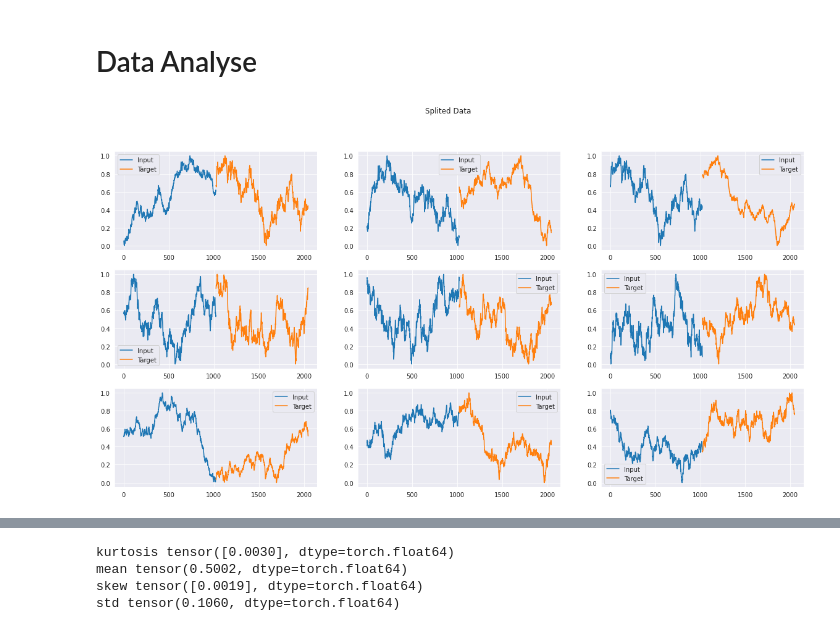
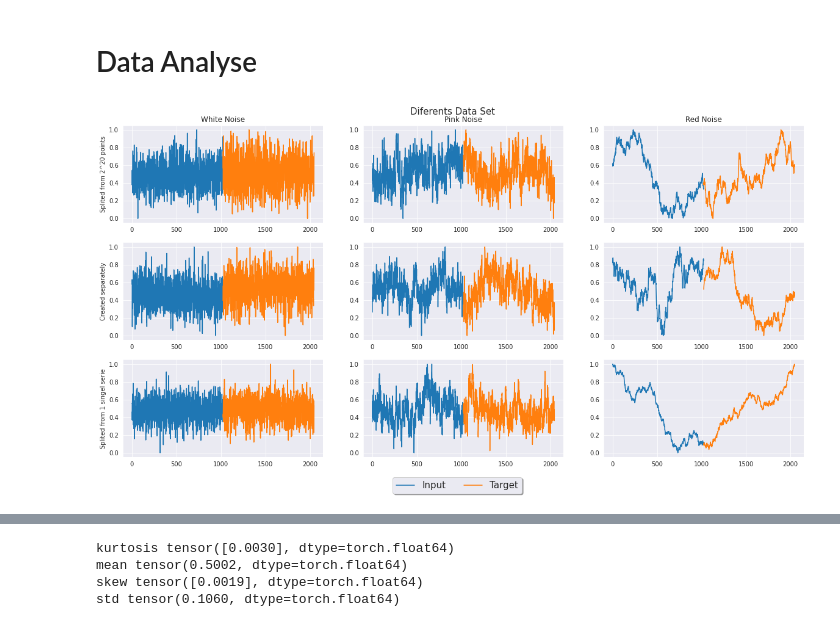
Before and after one commit to barauna-lo/Colored_Noise, a Jupyter notebook: CervejaGratis.ipynb, the cells around one changed output, grey strips where cells are left out. Cells and saved outputs as stored; diff of their text form; code cells hidden in the pictures.

```diff
--- a/CervejaGratis.ipynb
+++ b/CervejaGratis.ipynb
@@ -571,23 +522,39 @@ def dataset_test2(beta,n_series, len_trainX=10,len_trainY=10,isTensor=True):
 trainX_wn_03, trainY_wn_03 = dataset_test2(0,len(trainX_wn_01),win_in,win_ou)
 trainX_pn_03, trainY_pn_03 = dataset_test2(1,len(trainX_wn_01),win_in,win_ou)
 trainX_rn_03, trainY_rn_03 = dataset_test2(2,len(trainX_wn_01),win_in,win_ou)
-# %%
-plt.figure(figsize=(20,10))
-plt.suptitle('Splited Data')
-for k in range(3):
-  plt.subplot(3,3,k+1)
-  plot_test(trainX_rn_01[k],trainY_rn_01[k])
-  plt.legend()
-
-  plt.subplot(3,3,(k+4))
-  plot_test(trainX_rn_02[k],trainY_rn_02[k])
-  plt.legend()
-
-  plt.subplot(3,3,(k+7))
-  plot_test(trainX_rn_03[k],trainY_rn_03[k])
-  plt.legend()
-
-
-plt.show()
-# %% [output]
-[figure, removed]
+# %%
+plt.figure(figsize=(20,10))
+plt.suptitle('Diferents Data Set',  y=0.90, horizontalalignment='center', verticalalignment='bottom', fontsize = 15)
+k=0
+plt.subplot(3,3,1)
+plt.ylabel(f'Splited from 2^20 points')
+plt.title('White Noise')
+plot_test(trainX_wn_01[k],trainY_wn_01[k])
+plt.subplot(3,3,2)
+plt.title('Pink Noise')
+plot_test(trainX_pn_01[k],trainY_pn_01[k])
+plt.subplot(3,3,3)
+plt.title('Red Noise')
+plot_test(trainX_rn_01[k],trainY_rn_01[k])
+
+plt.subplot(3,3,4)
+plt.ylabel(f'Created separately')
+plot_test(trainX_wn_02[k],trainY_wn_02[k])
+plt.subplot(3,3,5)
+plot_test(trainX_pn_02[k],trainY_pn_02[k])
+plt.subplot(3,3,6)
+plot_test(trainX_rn_02[k],trainY_rn_02[k])
+
+plt.subplot(3,3,7)
+plt.ylabel(f'Splited from 1 singel serie')
+plot_test(trainX_wn_03[k],trainY_wn_03[k])
+plt.subplot(3,3,8)
+plot_test(trainX_pn_03[k],trainY_pn_03[k])
+plt.subplot(3,3,9)
+plot_test(trainX_rn_03[k],trainY_rn_03[k])
+
+plt.legend(loc='lower center', bbox_to_anchor=(-0.73, -0.42),
+           ncol=4, fancybox=True, shadow=True,prop={'size': 15})
+plt.show()
+# %% [output]
+[figure, added]
```
Also changed, not shown: parts of 33 cells of this notebook.
